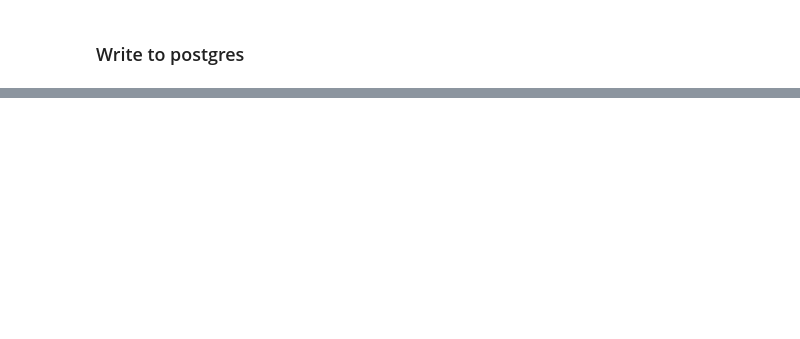
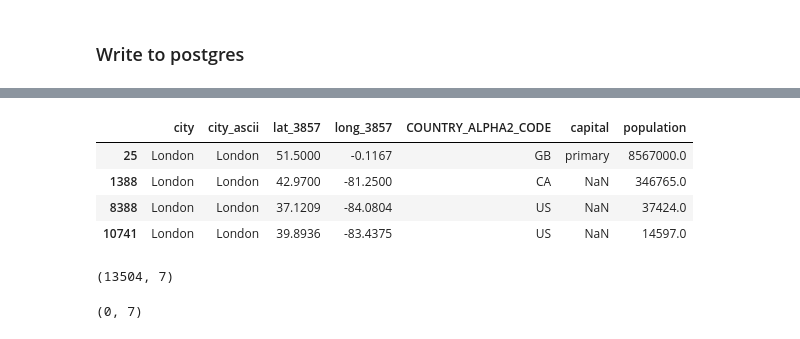
Before and after one commit to laraschmitt/news_flow, a Jupyter notebook: test_import_from_one_day.ipynb, the cells around one changed output, grey strips where cells are left out. Cells and saved outputs as stored; diff of their text form; code cells hidden in the pictures; blank space fills up the shorter version.

```diff
--- a/test_import_from_one_day.ipynb
+++ b/test_import_from_one_day.ipynb
@@ -343,0 +463,20 @@ scanned jsons : 250819
+# %%
+df_co_from_cities[df_co_from_cities['city'] == 'London']
+# %% [output]
+|  | city | city_ascii | lat_3857 | long_3857 | COUNTRY_ALPHA2_CODE | capital | population |
+| 25 | London | London | 51.5000 | -0.1167 | GB | primary | 8567000.0 |
+| 1388 | London | London | 42.9700 | -81.2500 | CA | NaN | 346765.0 |
+| 8388 | London | London | 37.1209 | -84.0804 | US | NaN | 37424.0 |
+| 10741 | London | London | 39.8936 | -83.4375 | US | NaN | 14597.0 |
+# %%
+# drop the non-major cities with the same name as other capital/major cities
+df_co_from_cities = df_co_from_cities.drop_duplicates(subset=['city'], keep='first')
+df_co_from_cities.shape
+# %% [output]
+(13504, 7)
+# %%
+# check if duplicates still exist
+duplicates = df_co_from_cities[df_co_from_cities.duplicated(subset=['city'])]
+duplicates.shape # no duplicates left
+# %% [output]
+(0, 7)
```
Also changed, not shown: parts of 26 cells of this notebook, 6 other files.
